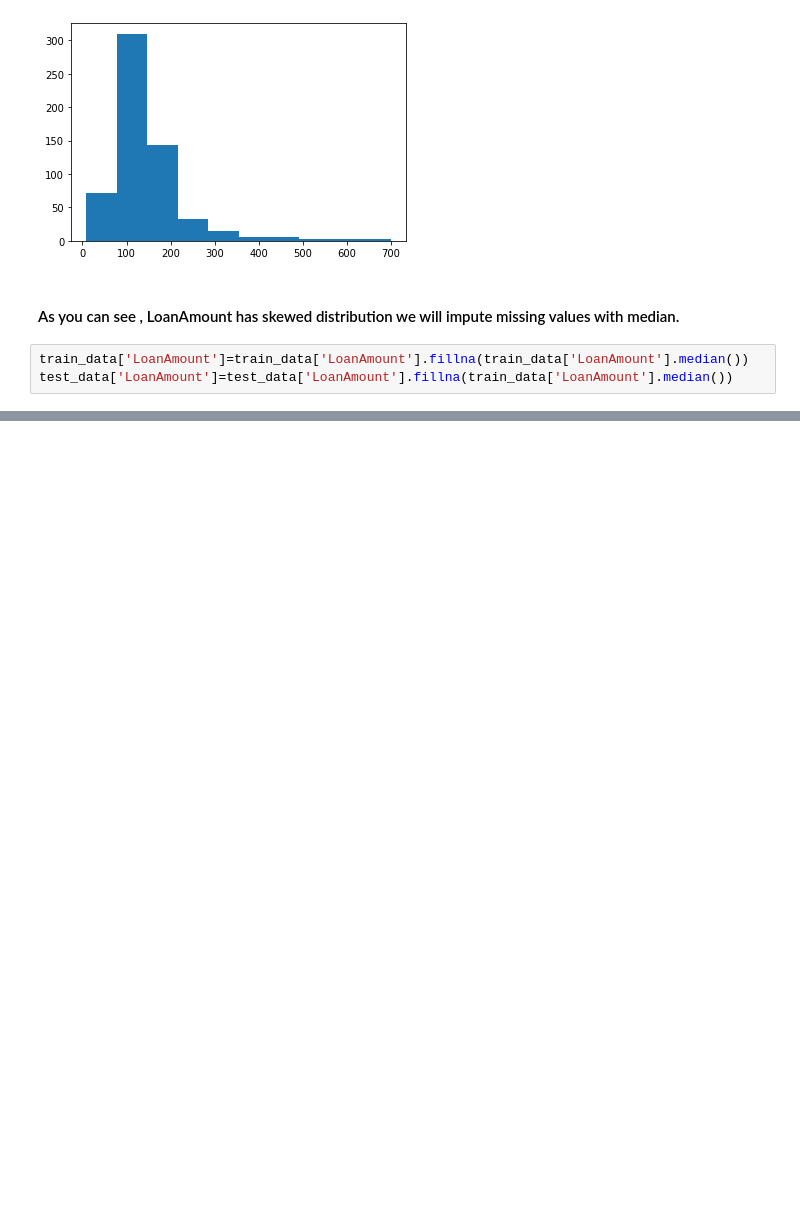
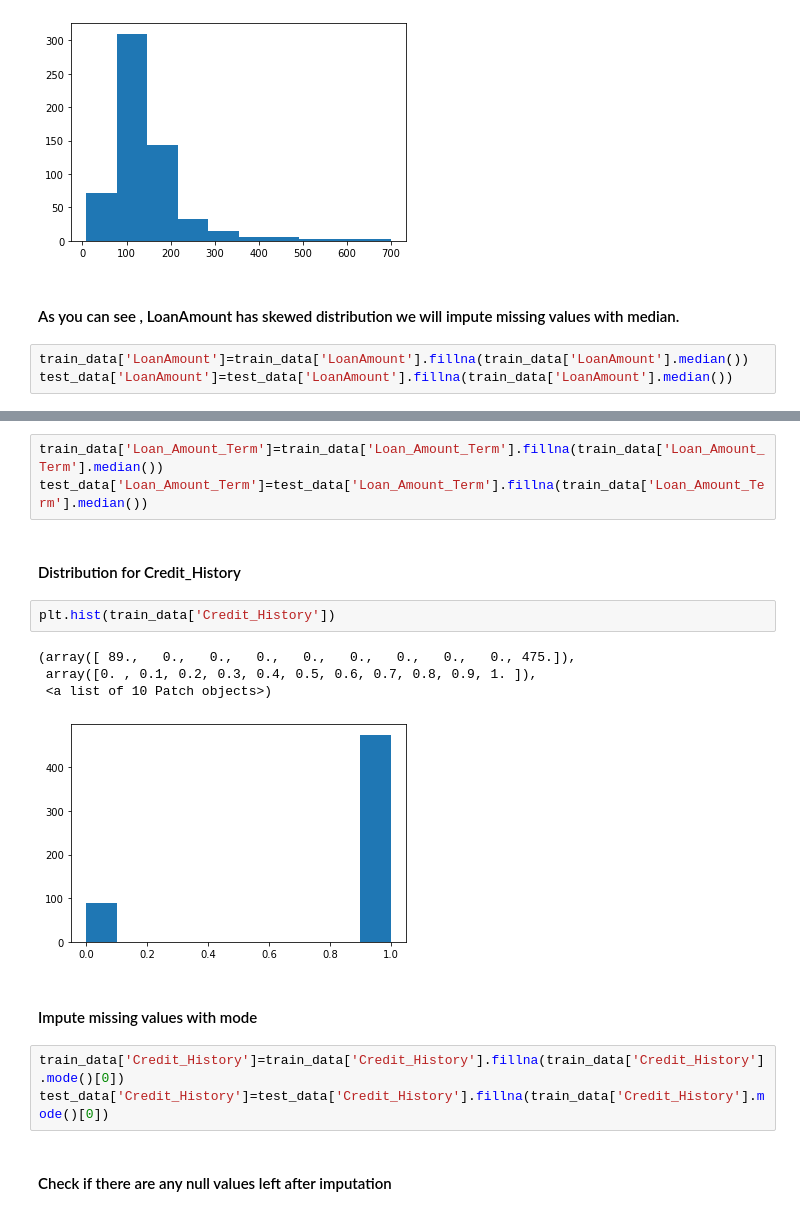
Before and after one commit to Nitika-kamboj/Loan-Prediction, a Jupyter notebook: notebook.ipynb, the cells around one changed output, grey strips where cells are left out. Cells and saved outputs as stored; diff of their text form; blank space fills up the shorter version.

```diff
--- a/notebook.ipynb
+++ b/notebook.ipynb
@@ -154,0 +170,19 @@ test_data['LoanAmount']=test_data['LoanAmount'].fillna(train_data['LoanAmount'].
+# %%
+train_data['Loan_Amount_Term']=train_data['Loan_Amount_Term'].fillna(train_data['Loan_Amount_Term'].median())
+test_data['Loan_Amount_Term']=test_data['Loan_Amount_Term'].fillna(train_data['Loan_Amount_Term'].median())
+# %% [markdown]
+#### Distribution for Credit_History
+# %%
+plt.hist(train_data['Credit_History'])
+# %% [output]
+(array([ 89.,   0.,   0.,   0.,   0.,   0.,   0.,   0.,   0., 475.]),
+ array([0. , 0.1, 0.2, 0.3, 0.4, 0.5, 0.6, 0.7, 0.8, 0.9, 1. ]),
+ <a list of 10 Patch objects>)
+[figure, added]
+# %% [markdown]
+#### Impute missing values with mode
+# %%
+train_data['Credit_History']=train_data['Credit_History'].fillna(train_data['Credit_History'].mode()[0])
+test_data['Credit_History']=test_data['Credit_History'].fillna(train_data['Credit_History'].mode()[0])
+# %% [markdown]
+#### Check if there are any null values left after imputation
```
Also changed, not shown: parts of 60 cells of this notebook, 3 other files.
